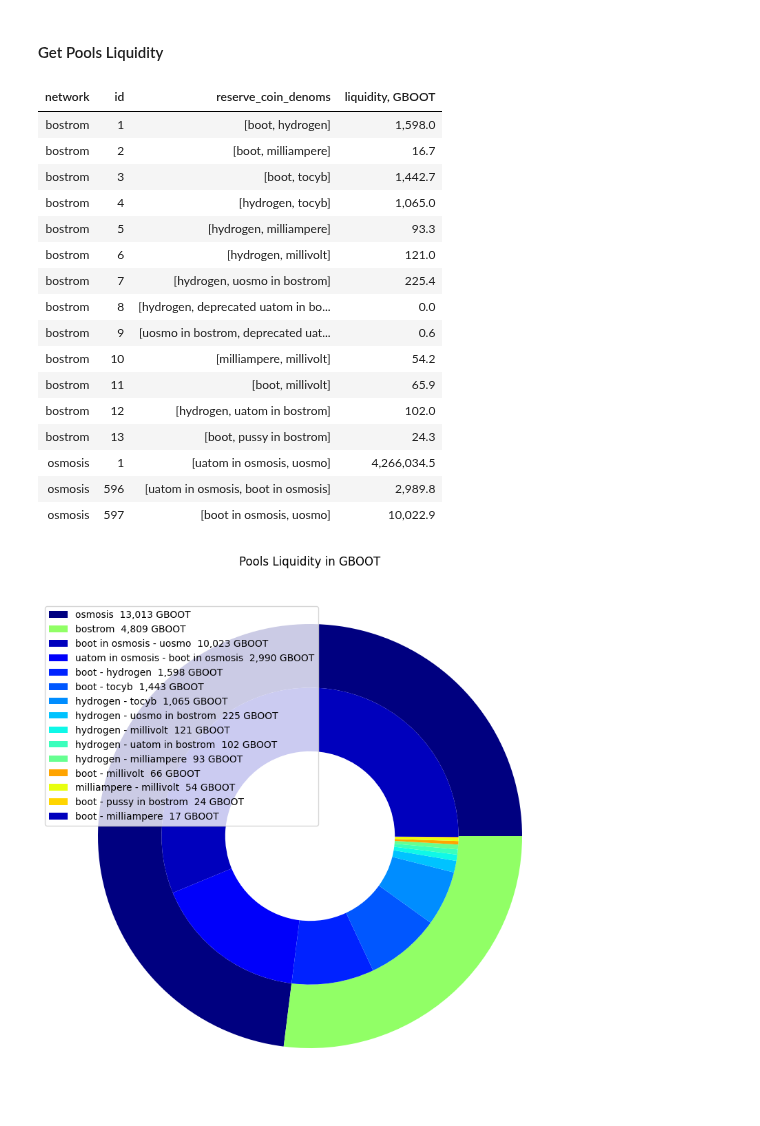
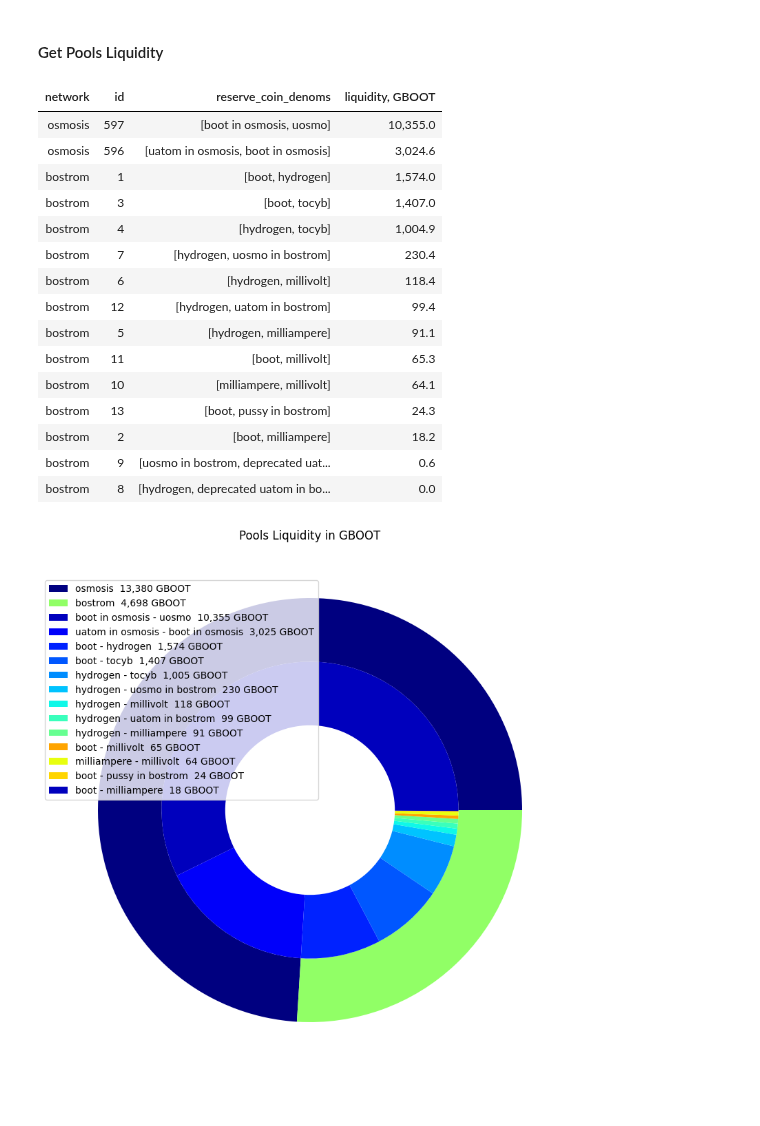
Before and after one commit to Snedashkovsky/cyber-arbitrage, a Jupyter notebook: pools_liquidity_in_gboot.ipynb, the cells around one changed output. Drawn from its saved outputs; the diff is of its cells as text; code cells hidden in the pictures.

Commit message:
- recalculate pool liquidity

```diff
--- a/pools_liquidity_in_gboot.ipynb
+++ b/pools_liquidity_in_gboot.ipynb
@@ -88,50 +88,50 @@ def get_pool_liquidity(balances: list, target_denom: str = 'boot', main_liquidit
     return 0
 
 pools_df['liquidity, GBOOT'] = pools_df['balances'].map(get_pool_liquidity)/1e9
-display(HTML(pools_df[['network', 'id', 'reserve_coin_denoms', 'liquidity, GBOOT']]
+display(HTML(pools_df[(pools_df.network != 'osmosis') | (pools_df.id != 1)][['network', 'id', 'reserve_coin_denoms', 'liquidity, GBOOT']]
+             .sort_values(['liquidity, GBOOT'], ascending=False)
              .to_html(index=False, notebook=True, show_dimensions=False, float_format='{0:7,.1f}'.format)
              .replace('text-align: left;', 'text-align: right')
              .replace('<tr>', '<tr align="right">')))
 
 fig, ax = plt.subplots(figsize=(10,10))
 size = 0.3
 cm = plt.get_cmap("jet", 20)
 cout = cm(np.arange(2)*10)
 
 pools_df['denoms'] = pools_df.reserve_coin_denoms.map(lambda x: f'{x[0]} - {x[1]}')
 outer = pools_df[pools_df.denoms != 'uatom in osmosis - uosmo'].sort_values('liquidity, GBOOT').groupby('network')['liquidity, GBOOT'].sum().sort_values(ascending=False)
 inner = pools_df[(pools_df.denoms != 'uatom in osmosis - uosmo') & (pools_df['liquidity, GBOOT'] > 1)].sort_values('liquidity, GBOOT').groupby(['network', 'denoms'])['liquidity, GBOOT'].sum().sort_values(ascending=False)
 inner_labels = ['{1}  {2:>,.0f} GBOOT'.format(i[0], i[1], j) for i, j in zip(inner.index, inner)]
 outer_labels = ['{0}  {1:>,.0f} GBOOT'.format(i, j) for i, j in zip(outer.index, outer)]
 ax.pie(outer.values.flatten(), radius=1,
        labeldistance=0.73,
        wedgeprops=dict(width=size), colors=cout)
 cin = cm(np.array([1, 2, 3, 4, 5, 6, 7, 8, 9, 14, 12, 13]))
 ax.pie(inner.values.flatten(), radius=1-size,
        wedgeprops=dict(width=size),
        labeldistance=0.5, colors=cin)
 
 ax.set(aspect="equal", title='Pools Liquidity in GBOOT')
 
 plt.legend(outer_labels + inner_labels, loc=(0, 0.52))
 handles, labels = ax.get_legend_handles_labels()
 plt.show()
 # %% [output]
 | network | id | reserve_coin_denoms | liquidity, GBOOT |
-| bostrom | 1 | [boot, hydrogen] | 1,598.0 |
-| bostrom | 2 | [boot, milliampere] | 16.7 |
-| bostrom | 3 | [boot, tocyb] | 1,442.7 |
-| bostrom | 4 | [hydrogen, tocyb] | 1,065.0 |
-| bostrom | 5 | [hydrogen, milliampere] | 93.3 |
-| bostrom | 6 | [hydrogen, millivolt] | 121.0 |
-| bostrom | 7 | [hydrogen, uosmo in bostrom] | 225.4 |
+| osmosis | 597 | [boot in osmosis, uosmo] | 10,355.0 |
+| osmosis | 596 | [uatom in osmosis, boot in osmosis] | 3,024.6 |
+| bostrom | 1 | [boot, hydrogen] | 1,574.0 |
+| bostrom | 3 | [boot, tocyb] | 1,407.0 |
+| bostrom | 4 | [hydrogen, tocyb] | 1,004.9 |
+| bostrom | 7 | [hydrogen, uosmo in bostrom] | 230.4 |
+| bostrom | 6 | [hydrogen, millivolt] | 118.4 |
+| bostrom | 12 | [hydrogen, uatom in bostrom] | 99.4 |
+| bostrom | 5 | [hydrogen, milliampere] | 91.1 |
+| bostrom | 11 | [boot, millivolt] | 65.3 |
+| bostrom | 10 | [milliampere, millivolt] | 64.1 |
+| bostrom | 13 | [boot, pussy in bostrom] | 24.3 |
+| bostrom | 2 | [boot, milliampere] | 18.2 |
+| bostrom | 9 | [uosmo in bostrom, deprecated uat... | 0.6 |
 | bostrom | 8 | [hydrogen, deprecated uatom in bo... | 0.0 |
-| bostrom | 9 | [uosmo in bostrom, deprecated uat... | 0.6 |
-| bostrom | 10 | [milliampere, millivolt] | 54.2 |
-| bostrom | 11 | [boot, millivolt] | 65.9 |
-| bostrom | 12 | [hydrogen, uatom in bostrom] | 102.0 |
-| bostrom | 13 | [boot, pussy in bostrom] | 24.3 |
-| osmosis | 1 | [uatom in osmosis, uosmo] | 4,266,034.5 |
-| osmosis | 596 | [uatom in osmosis, boot in osmosis] | 2,989.8 |
-| osmosis | 597 | [boot in osmosis, uosmo] | 10,022.9 |
-[figure, old version]
+[figure, new version]
```
Also changed, not shown: parts of 3 cells of this notebook.
